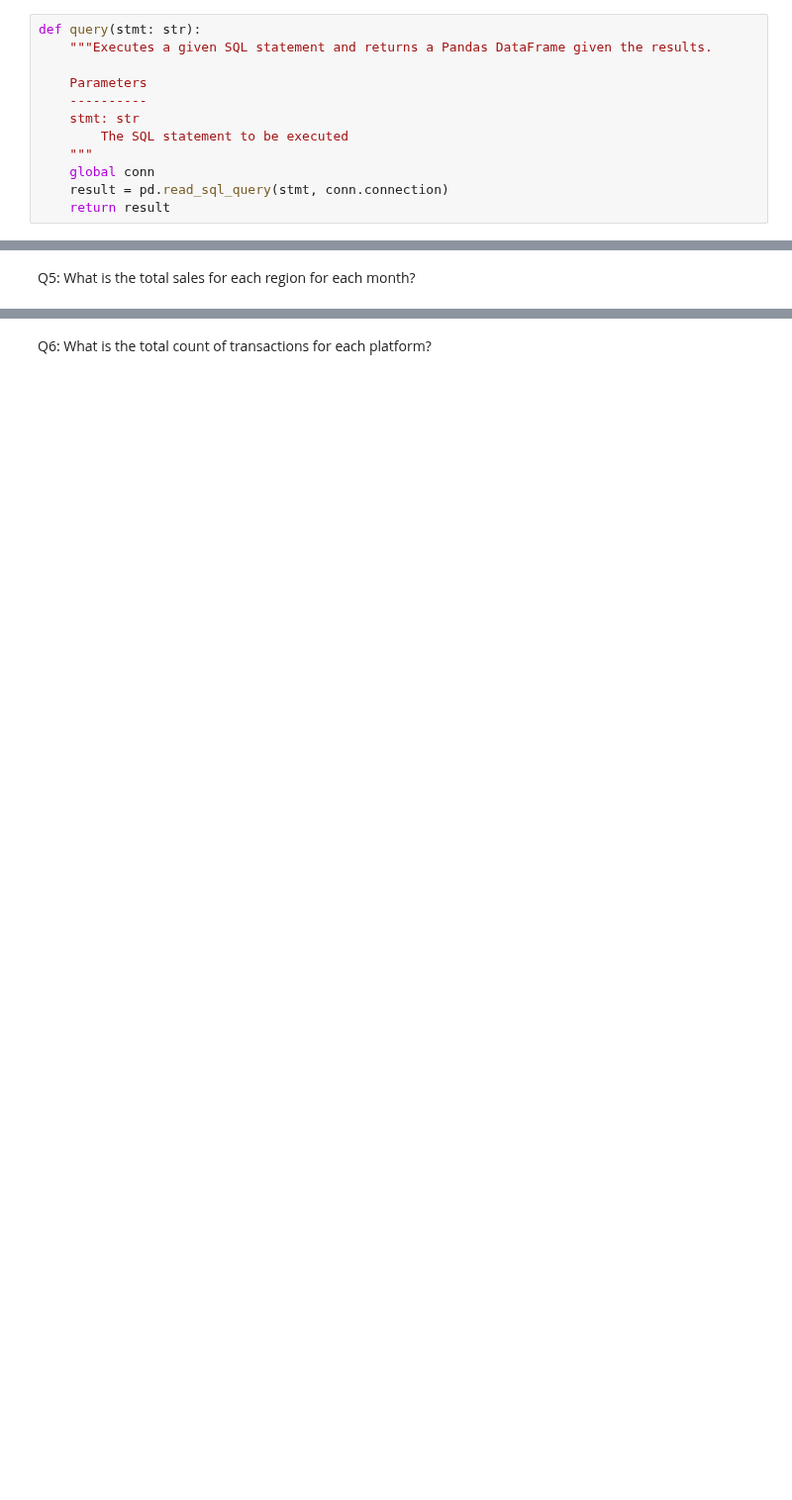
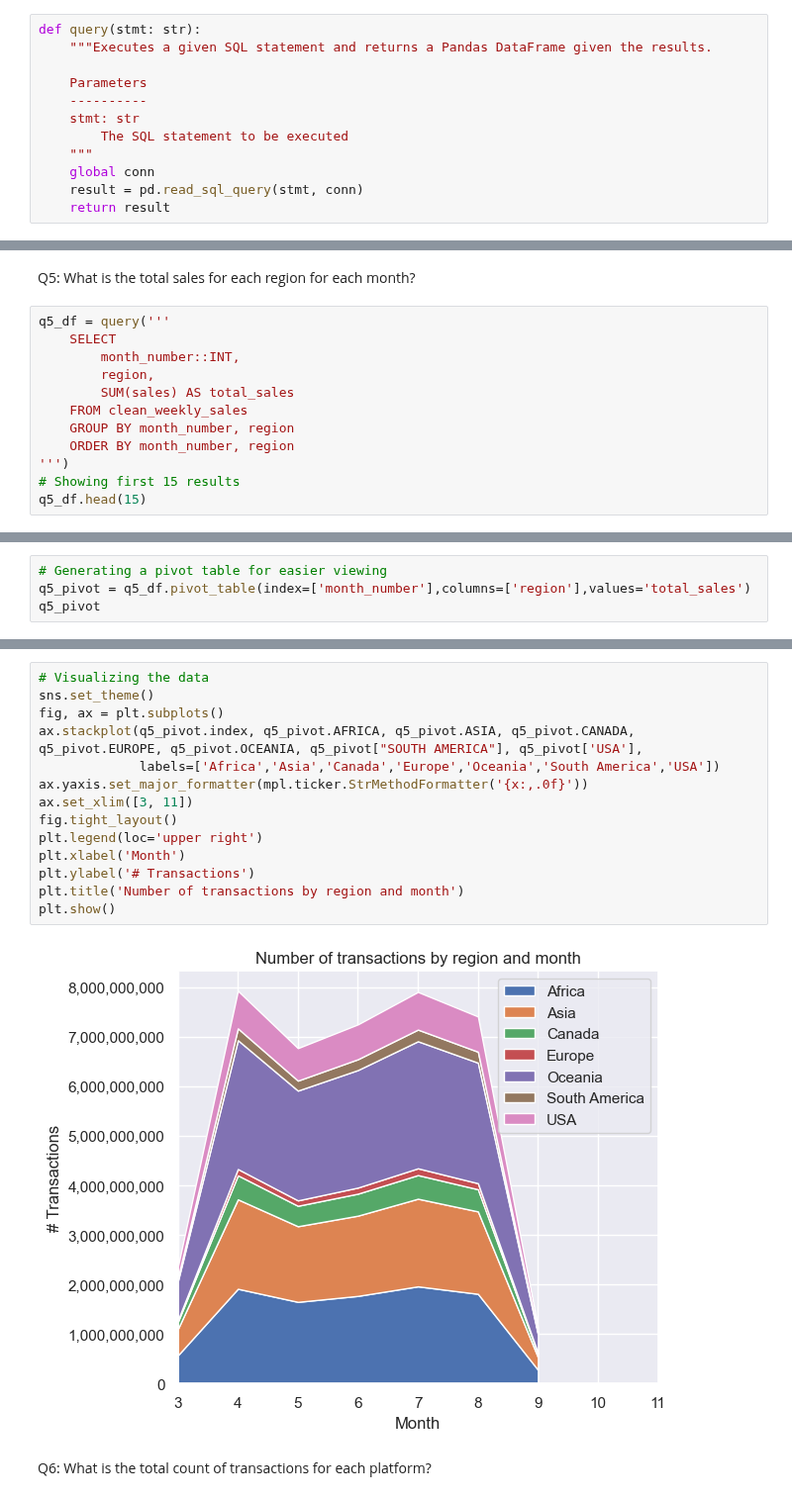
Before and after one commit to 20100215/8_Week_SQL_Challenge, a Jupyter notebook: Week 5 (Data Mart)/week5.ipynb, the cells around one changed output, grey strips where cells are left out. Shown at 99% size. Cells and saved outputs as stored; diff of their text form; blank space fills up the shorter version.

```diff
--- a/Week 5 (Data Mart)/week5.ipynb
+++ b/Week 5 (Data Mart)/week5.ipynb
@@ -102,7 +103,7 @@ def query(stmt: str):
         The SQL statement to be executed
     """
     global conn
-    result = pd.read_sql_query(stmt, conn.connection)
+    result = pd.read_sql_query(stmt, conn)
     return result
 # %% [markdown]
 ## Case Study Questions
@@ -187,2 +247,14 @@ Q4: How many total transactions were there for each year in the dataset?
 # %% [markdown]
 Q5: What is the total sales for each region for each month?
+# %%
+q5_df = query('''
+    SELECT
+        month_number::INT,
+        region,
+        SUM(sales) AS total_sales
+    FROM clean_weekly_sales
+    GROUP BY month_number, region
+    ORDER BY month_number, region
+''')
+# Showing first 15 results
+q5_df.head(15)
@@ -188,0 +278,4 @@ Q5: What is the total sales for each region for each month?
+# %%
+# Generating a pivot table for easier viewing
+q5_pivot = q5_df.pivot_table(index=['month_number'],columns=['region'],values='total_sales')
+q5_pivot
@@ -189,2 +292,18 @@ Q5: What is the total sales for each region for each month?
+# %%
+# Visualizing the data
+sns.set_theme()
+fig, ax = plt.subplots()
+ax.stackplot(q5_pivot.index, q5_pivot.AFRICA, q5_pivot.ASIA, q5_pivot.CANADA, q5_pivot.EUROPE, q5_pivot.OCEANIA, q5_pivot["SOUTH AMERICA"], q5_pivot['USA'],
+             labels=['Africa','Asia','Canada','Europe','Oceania','South America','USA'])
+ax.yaxis.set_major_formatter(mpl.ticker.StrMethodFormatter('{x:,.0f}'))
+ax.set_xlim([3, 11])
+fig.tight_layout()
+plt.legend(loc='upper right')
+plt.xlabel('Month')
+plt.ylabel('# Transactions')
+plt.title('Number of transactions by region and month')
+plt.show()
+# %% [output]
+[figure, added]
 # %% [markdown]
 Q6: What is the total count of transactions for each platform?
```
Also changed, not shown: parts of 12 cells of this notebook.
